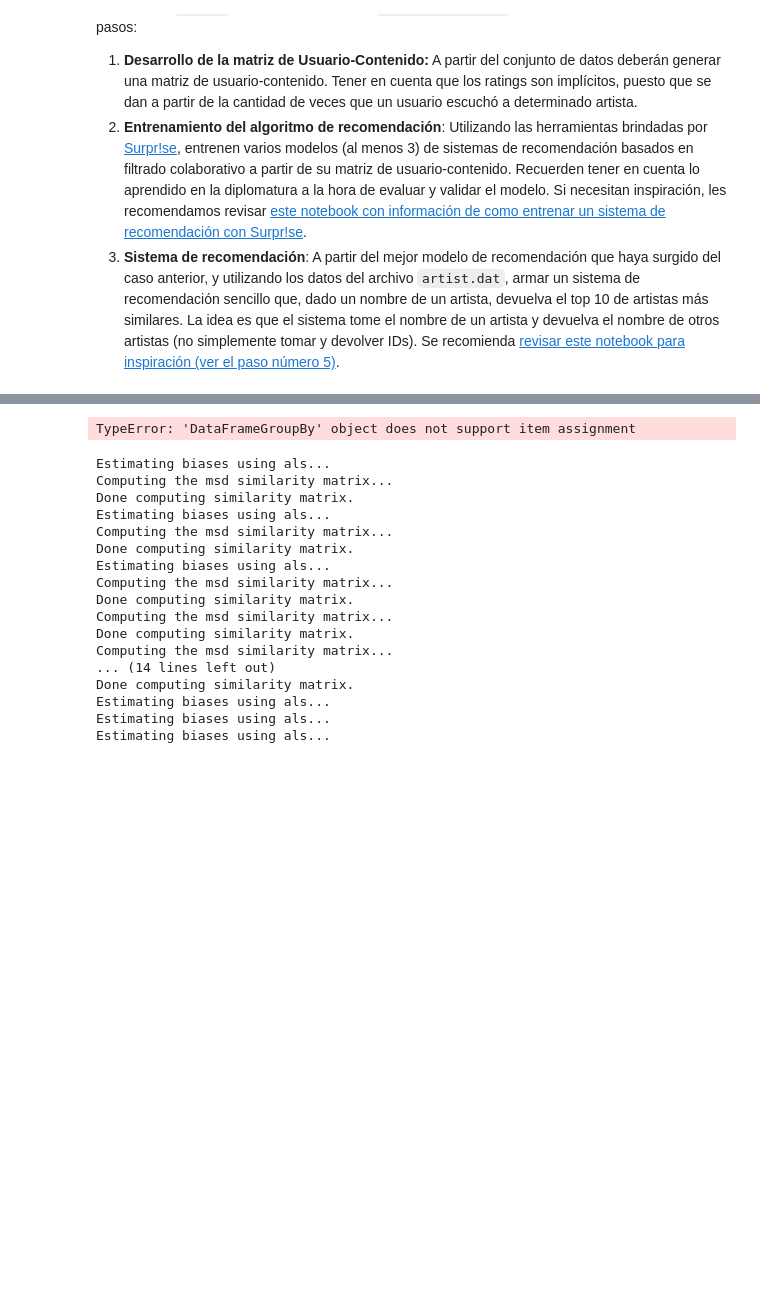
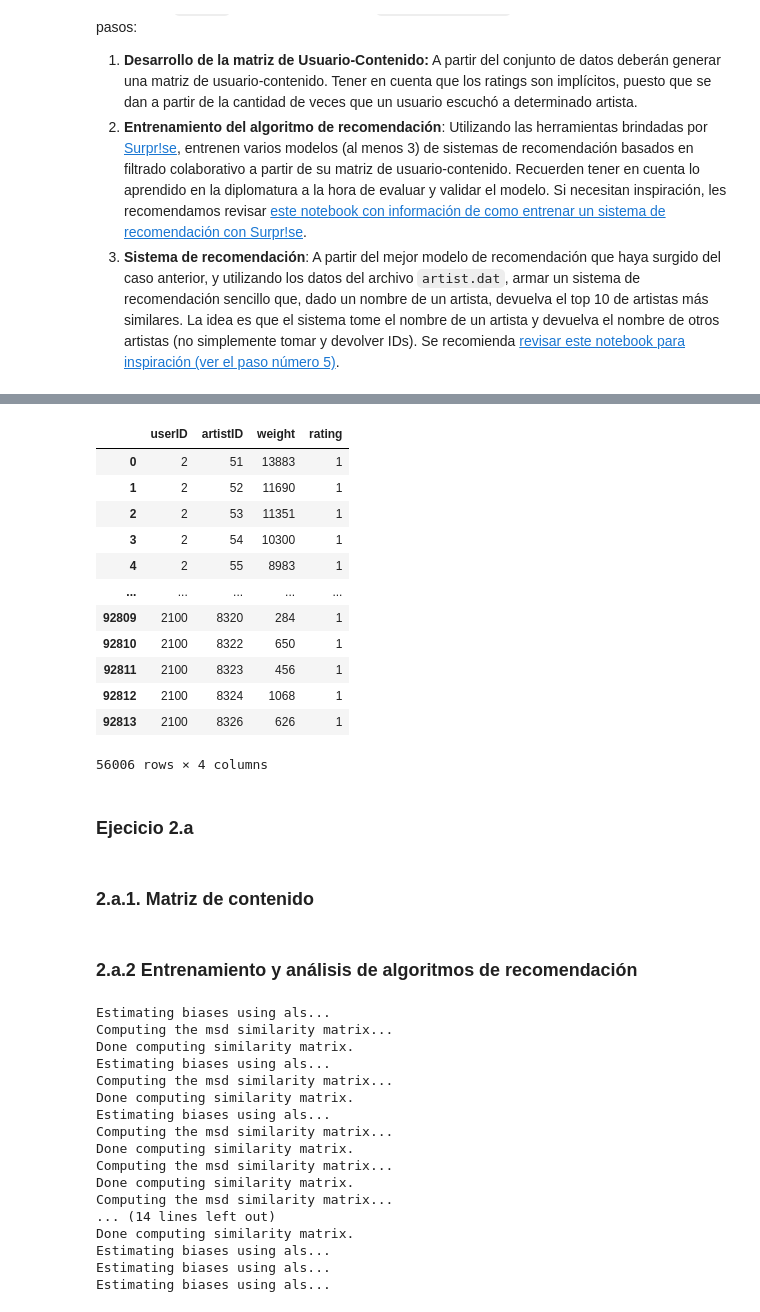
Before and after one commit to peraltadani/recsys, a Jupyter notebook: notebooks/practico.ipynb, the cells around one changed output, grey strips where cells are left out. Cells and saved outputs as stored; diff of their text form; code cells hidden in the pictures; blank space fills up the shorter version.

Commit message:
Correcciones en sistema de recomendación (punto 2.a)

```diff
--- a/notebooks/practico.ipynb
+++ b/notebooks/practico.ipynb
@@ -144,5 +132,2 @@ user_artist_plays_top.describe()
 # %%
-user_artist_plays_top["rating"] = pd.qcut(user_artist_plays_top10.weight, 5, labels=["1", "2", "3", "4", "5"])
-user_artist_plays_top["rating"].value_counts().sort_index()
+user_artist_plays_top["rating"] = pd.cut(user_artist_plays_top["weight"], 5, [0, 1000, 10000, 200000, 350000, 400000], labels=["1", "2", "3", "4", "5"],include_lowest=True)
-# %% [output]
-TypeError: 'DataFrameGroupBy' object does not support item assignment
@@ -151 +134,19 @@ user_artist_plays_top["rating"] = pd.cut(user_artist_plays_top10["weight"], [0,
+# %%
+user_artist_plays_top
+# %% [output]
+|  | userID | artistID | weight | rating |
+| 0 | 2 | 51 | 13883 | 1 |
+| 1 | 2 | 52 | 11690 | 1 |
+| 2 | 2 | 53 | 11351 | 1 |
+| 3 | 2 | 54 | 10300 | 1 |
+| 4 | 2 | 55 | 8983 | 1 |
+| ... | ... | ... | ... | ... |
+| 92809 | 2100 | 8320 | 284 | 1 |
+| 92810 | 2100 | 8322 | 650 | 1 |
+| 92811 | 2100 | 8323 | 456 | 1 |
+| 92812 | 2100 | 8324 | 1068 | 1 |
+| 92813 | 2100 | 8326 | 626 | 1 |
+56006 rows × 4 columns
+# %% [markdown]
+### Ejecicio 2.a
 # %%
@@ -153,4 +154,6 @@ user_artist_plays_top["rating"] = pd.cut(user_artist_plays_top10["weight"], [0,
 from surprise import Dataset, Reader, KNNWithMeans, NormalPredictor, KNNBasic, KNNWithMeans, KNNWithZScore, KNNBaseline, SVD, BaselineOnly, SVDpp, NMF, SlopeOne, CoClustering
 from surprise.accuracy import rmse
 from surprise.model_selection import cross_validate, train_test_split
+# %% [markdown]
+### 2.a.1. Matriz de contenido
 # %%
@@ -158,4 +160,6 @@ from surprise.model_selection import cross_validate, train_test_split
 reader = Reader(rating_scale=(1, 5))
 
 ratings = Dataset.load_from_df(user_artist_plays_top[["userID", "artistID", "rating"]], reader)
+# %% [markdown]
+### 2.a.2 Entrenamiento y análisis de algoritmos de recomendación
 # %%
```
Also changed, not shown: parts of 24 cells of this notebook.
